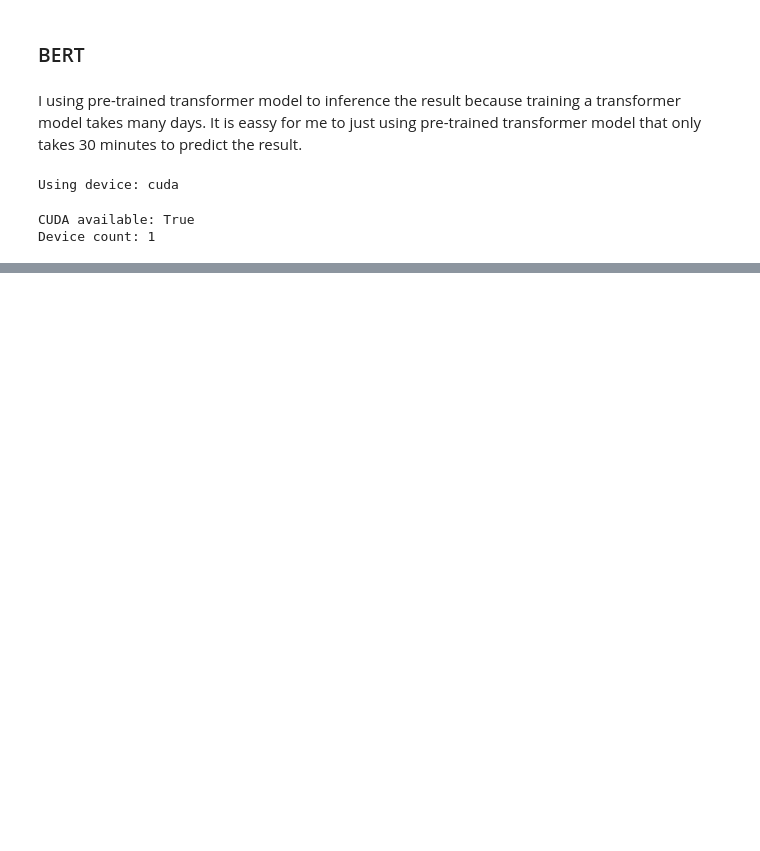
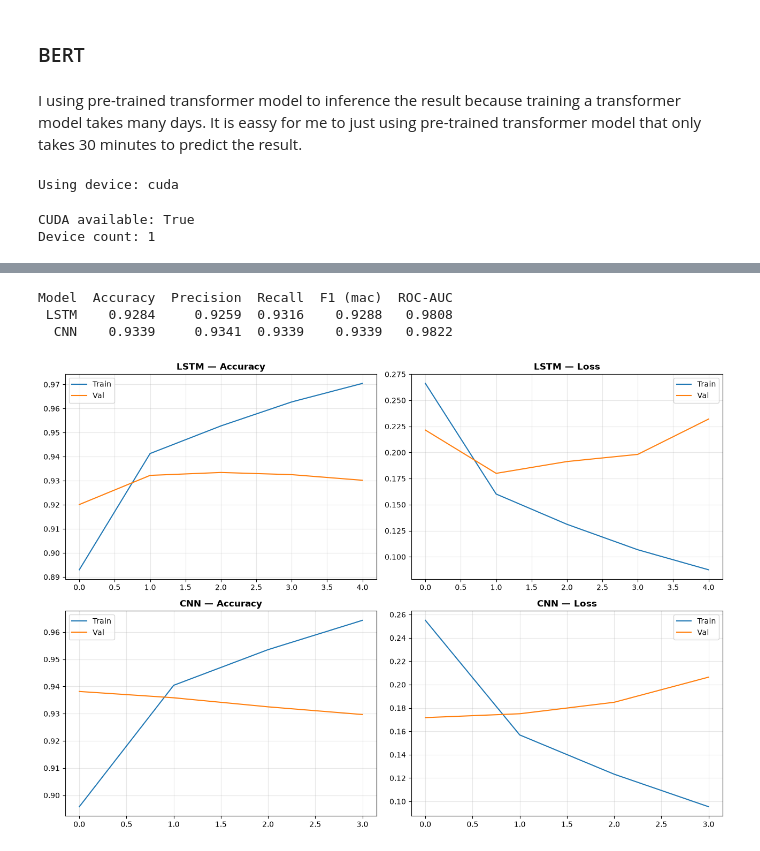
Before and after one commit to senghongC/CDS6344-SOCIAL-MEDIA-COMPUTING-Assignment, a Jupyter notebook: notebooks/04_Sentiment_Analysis.ipynb, the cells around one changed output, grey strips where cells are left out. Saved outputs shown, nothing was run; the diff lists cells and outputs as text; code cells hidden in the pictures; blank space fills up the shorter version.

```diff
--- a/notebooks/04_Sentiment_Analysis.ipynb
+++ b/notebooks/04_Sentiment_Analysis.ipynb
@@ -297,0 +588,18 @@ df_processed.head(10)
+# %%
+from sklearn.utils.class_weight import compute_class_weight
+
+# Train LSTM
+print('Training LSTM...')
+early_stop = EarlyStopping(monitor='val_loss', patience=3, restore_best_weights=True)
+
+# Pass it to fit()
+history = lstm_model.fit(
+    X_train_pad, y_train,
+    epochs=10,
+    batch_size=32,
+    validation_split=0.2,
+    callbacks=[early_stop],
+    verbose=1
+)
+
+print('✓ LSTM training completed')
@@ -297,0 +813,42 @@ df_processed.head(10)
+# %%
+# Demonsstrate comparison of LSTM and CNN models
+comparison_dl = pd.DataFrame({
+    "Model":     ["LSTM", "CNN"],
+    "Accuracy":  [accuracy_score(y_test, lstm_pred),  cnn_accuracy],
+    "Precision": [precision_score(y_test, lstm_pred, zero_division=0),
+                  cnn_precision],
+    "Recall":    [recall_score(y_test, lstm_pred, zero_division=0),
+                  cnn_recall],
+    "F1 (mac)":  [lstm_f1, cnn_f1],
+    "ROC-AUC":   [roc_auc_score(y_test, lstm_pred_proba),
+                  cnn_roc_auc],
+})
+
+print(comparison_dl.round(4).to_string(index=False))
+# %% [output]
+Model  Accuracy  Precision  Recall  F1 (mac)  ROC-AUC
+ LSTM    0.9284     0.9259  0.9316    0.9288   0.9808
+  CNN    0.9339     0.9341  0.9339    0.9339   0.9822
+# %%
+# Visualize Training Curves for LSTM and CNN
+fig, axes = plt.subplots(2, 2, figsize=(13, 9))
+
+for ax, (hist, name) in zip(
+    axes,
+    [(history, "LSTM"), (history_cnn, "CNN")],
+):
+    ax[0].plot(hist.history["accuracy"],     label="Train")
+    ax[0].plot(hist.history["val_accuracy"], label="Val")
+    ax[0].set_title(f"{name} — Accuracy", fontweight="bold")
+    ax[0].legend(); ax[0].grid(alpha=0.3)
+
+    ax[1].plot(hist.history["loss"],     label="Train")
+    ax[1].plot(hist.history["val_loss"], label="Val")
+    ax[1].set_title(f"{name} — Loss", fontweight="bold")
+    ax[1].legend(); ax[1].grid(alpha=0.3)
+
+plt.tight_layout()
+plt.savefig("../outputs/05_dl_training_curves.png", dpi=300, bbox_inches="tight")
+plt.show()
+# %% [output]
+[figure, added]
```
Also changed, not shown: parts of 61 cells of this notebook, 27 other files.
